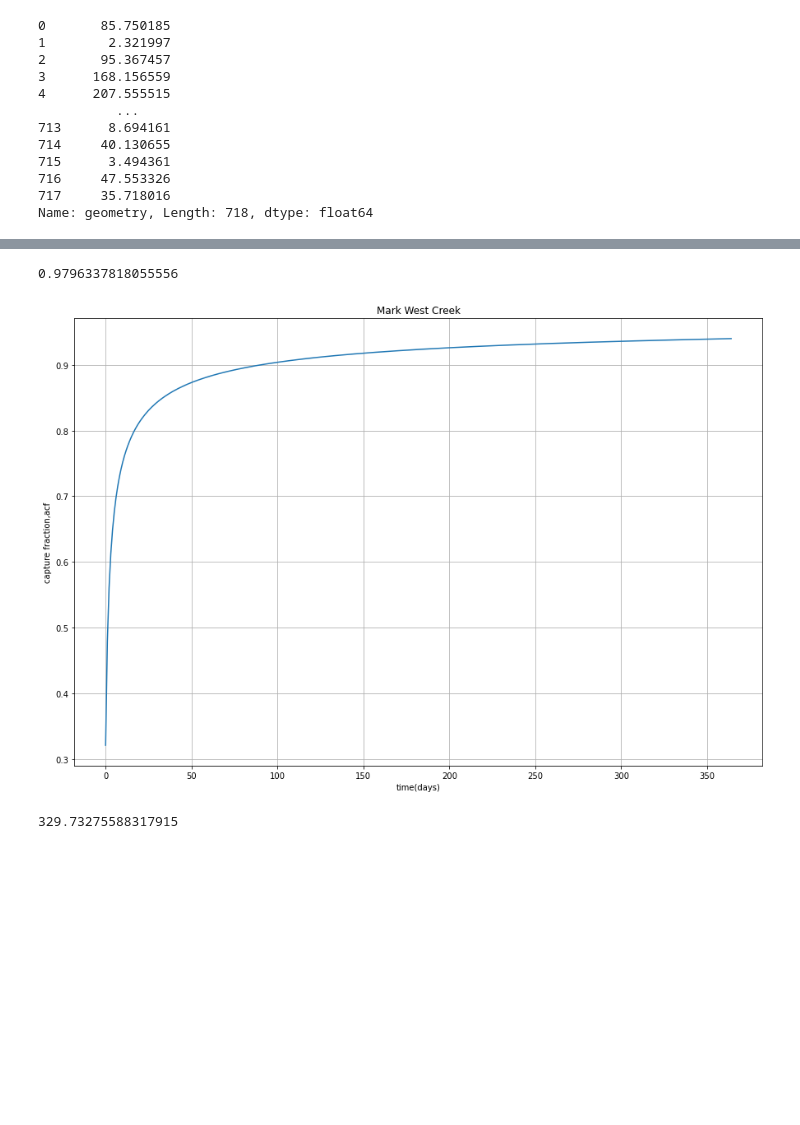
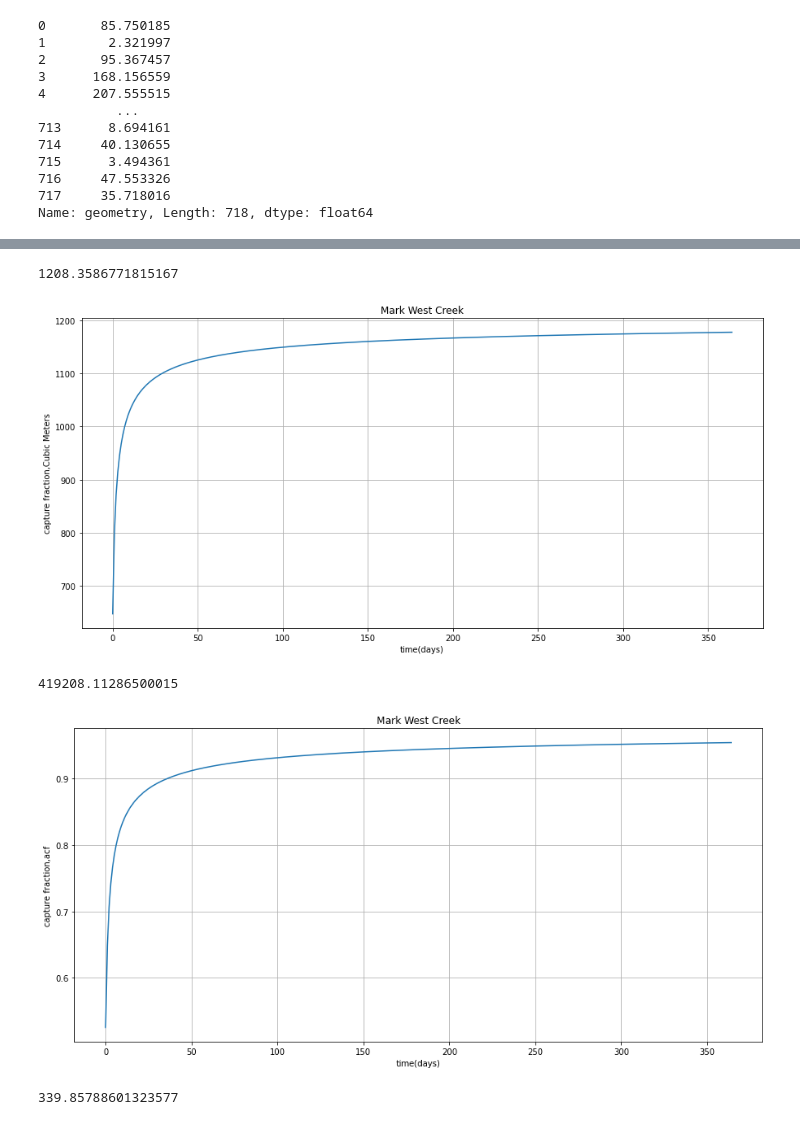
Before and after one commit to BehroozEtebari-DWR/PySFD, a Jupyter notebook: Glover-GIS_1954.ipynb, the cells around one changed output, grey strips where cells are left out. Saved outputs shown, nothing was run; the diff lists cells and outputs as text; code cells hidden in the pictures; blank space fills up the shorter version.

```diff
--- a/Glover-GIS_1954.ipynb
+++ b/Glover-GIS_1954.ipynb
@@ -47,7 +56,7 @@ Name: geometry, Length: 718, dtype: float64
 # %%
 # constants
 S = 0.15      # param S aquifer storage coefficient []
-Tr = 100      # param Tr aquifer transmissivity [L2/T]
+Tr = 250      # param Tr aquifer transmissivity [L2/T]
 t = 365       # param t times you want output for [T]
 # %%
 df = pd.DataFrame(data=dist)
@@ -100,23 +76,46 @@ df2
+# %%
+# Figure 26 : Total monthly groundwater pumping volumes used in the MWC hydrologic model.
+# unit convesrion acf to Cubic Meter = 1233.48
+df2 = pd.read_csv('.//shapefiles//monthly_avg_pumpings.csv')
+df3 = df2 * 1233.48
 # %%
-# pumping rates of  wells ({Qw}; [acf/d])
-Qw = df2['pumpings'].mean()/30
+# pumping rates of  wells ({Qw}; [Cubic Meter/Day])
+Qw = df3['pumpings'].mean()/30
 Qw
 # %% [output]
-0.9796337818055556
+1208.3586771815167
 # %%
 # Plot capture fraction through time
 capture = Qw * sfd1
-fig = plt.figure(figsize=(15, 10))
+fig = plt.figure(figsize=(15, 7))
 plt.plot(capture)
 plt.title('Mark West Creek')
 plt.xlabel('time(days)')
-plt.ylabel('capture fraction,acf')
+plt.ylabel('capture fraction,Cubic Meters')
 plt.grid(True)
 # %% [output]
-[figure, old version]
+[figure, new version]
 # %%
-# Sum total of captures (acf)
-np.sum(capture)
+#  Sum total of captures,  annual (cubic meters / year)
+sfd_annual_CM = np.sum(capture)
+sfd_annual_CM
 # %% [output]
-329.73275588317915
+419208.11286500015
+# %%
+# Plot capture fraction through time
+capture2 = capture * 0.000810714
+fig = plt.figure(figsize=(15, 7))
+plt.plot(capture)
+plt.title('Mark West Creek')
+plt.xlabel('time(days)')
+plt.ylabel('capture fraction,acf')
+plt.grid(True)
+# %% [output]
+[figure, added]
+# %%
+# Sum total of captures ,  annual (acf / year)
+sfd_annual_acf = sfd_annual_CM * 0.000810714
+sfd_annual_acf
+# %% [output]
+339.85788601323577
 # %%
```
Also changed, not shown: parts of 9 cells of this notebook.
